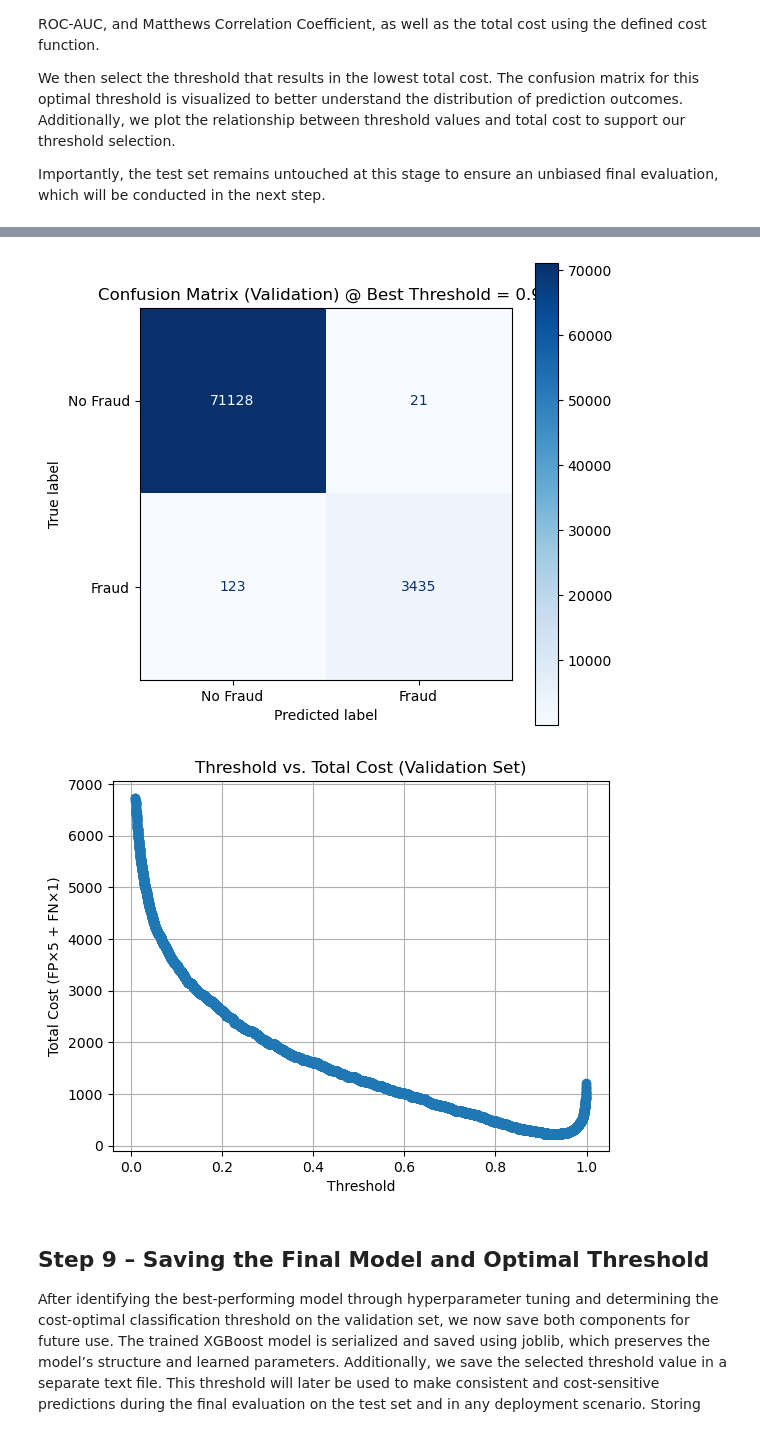
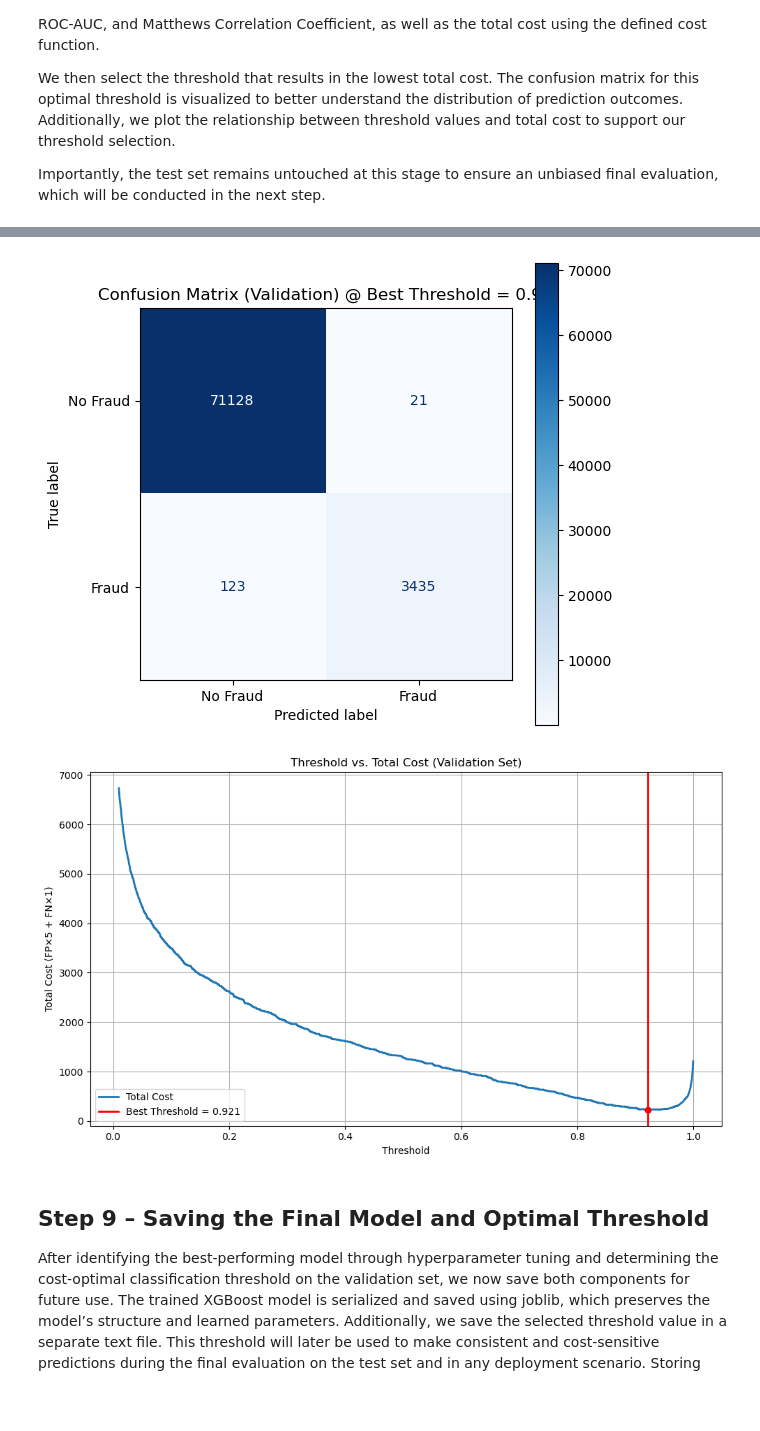
Before and after one commit to ryan1480/Analytics_Project, a Jupyter notebook: Code/XGBoost.ipynb, the cells around one changed output, grey strips where cells are left out. Saved outputs shown, nothing was run; the diff lists cells and outputs as text; code cells hidden in the pictures; blank space fills up the shorter version.

```diff
--- a/Code/XGBoost.ipynb
+++ b/Code/XGBoost.ipynb
@@ -339,35 +339,44 @@ cm = confusion_matrix(y_val, y_val_pred_best)
 disp = ConfusionMatrixDisplay(confusion_matrix=cm, display_labels=["No Fraud", "Fraud"])
 plt.figure(figsize=(6, 6))
 disp.plot(cmap="Blues", values_format='d', ax=plt.gca())
 plt.title(f"Confusion Matrix (Validation) @ Best Threshold = {best_threshold:.2f}")
 plt.grid(False)
 plt.show()
 
 # Step 5: Plot cost vs threshold
-plt.plot(results_df['Threshold'], results_df['Total Cost'], marker='o')
+best_result = results_df.loc[results_df['Total Cost'].idxmin()]
+best_threshold = best_result['Threshold']
+best_cost = best_result['Total Cost']
+
+plt.figure(figsize=(10, 6))
+plt.plot(results_df['Threshold'], results_df['Total Cost'], linewidth=2, label='Total Cost')
+plt.axvline(x=best_threshold, color='red', linestyle='-', linewidth=2, label=f'Best Threshold = {best_threshold:.3f}')
+plt.scatter(best_threshold, best_cost, color='red', zorder=5)  # optionaler Punkt zur Markierung
 plt.xlabel("Threshold")
 plt.ylabel("Total Cost (FP×5 + FN×1)")
 plt.title("Threshold vs. Total Cost (Validation Set)")
 plt.grid(True)
+plt.legend()
+plt.tight_layout()
 plt.show()
 # %% [output]
 Best threshold (validation set): 0.9209
 Lowest total cost (validation set): 228.0
 Threshold         0.920900
 TP             3435.000000
 FP               21.000000
 FN              123.000000
 TN            71128.000000
 Total Cost      228.000000
 Accuracy          0.998072
 Precision         0.993924
 Recall            0.965430
 F1                0.979470
 ROC AUC           0.982567
 MCC               0.978573
 Name: 9109, dtype: float64
 [figure]
-[figure, old version]
+[figure, new version]
 # %% [markdown]
 ## **Step 9 – Saving the Final Model and Optimal Threshold** ##
 
```
Also changed, not shown: parts of 2 cells of this notebook.
